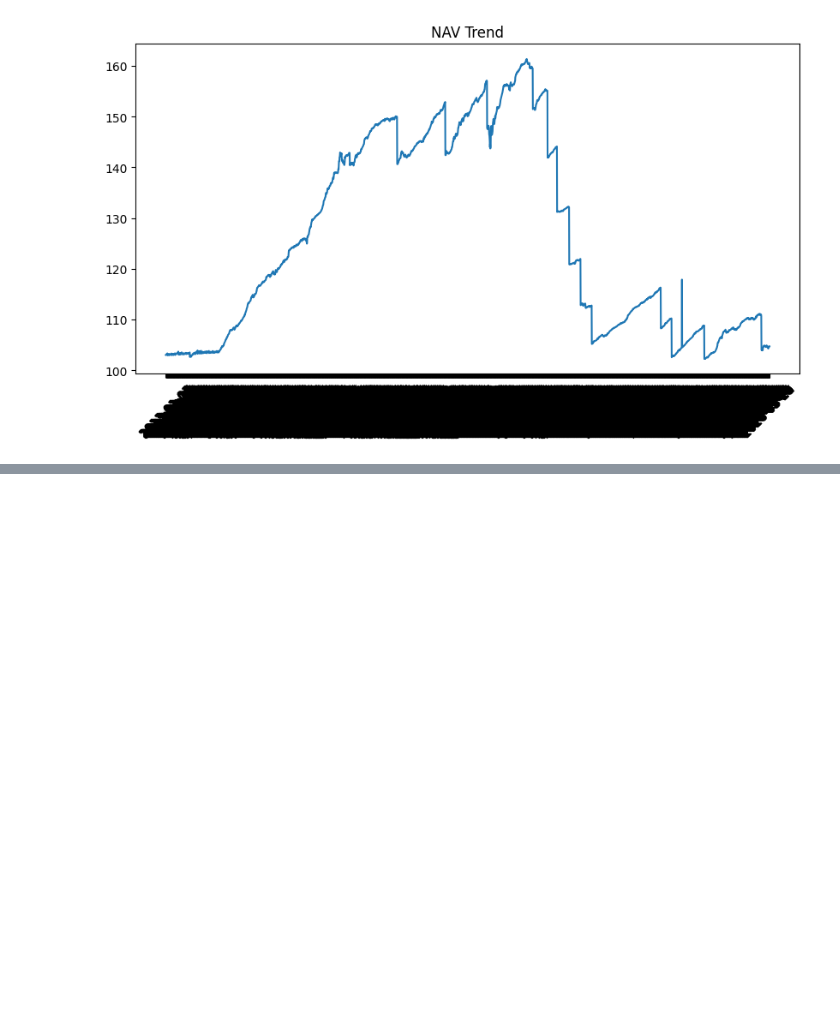
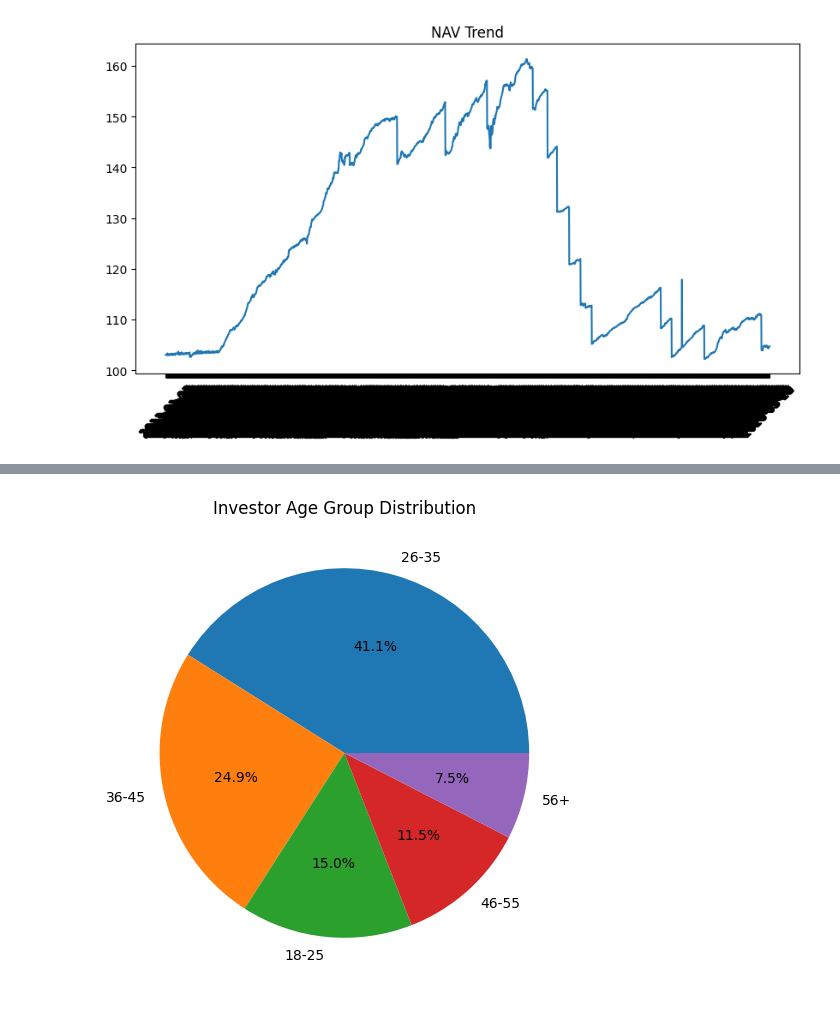
Before and after one commit to 2023115045/bluestock-mf-capstone, a Jupyter notebook: notebooks/03_eda_analysis.ipynb, the cells around one changed output, grey strips where cells are left out. Saved outputs shown, nothing was run; the diff lists cells and outputs as text; code cells hidden in the pictures; blank space fills up the shorter version.

```diff
--- a/notebooks/03_eda_analysis.ipynb
+++ b/notebooks/03_eda_analysis.ipynb
@@ -36,0 +117,12 @@ plt.show()
+# %%
+age = txn['age_group'].value_counts()
+
+plt.figure(figsize=(6,6))
+
+plt.pie(age, labels=age.index, autopct='%1.1f%%')
+
+plt.title("Investor Age Group Distribution")
+
+plt.show()
+# %% [output]
+[figure, added]
```
Also changed, not shown: parts of 24 cells of this notebook, 4 other files.
